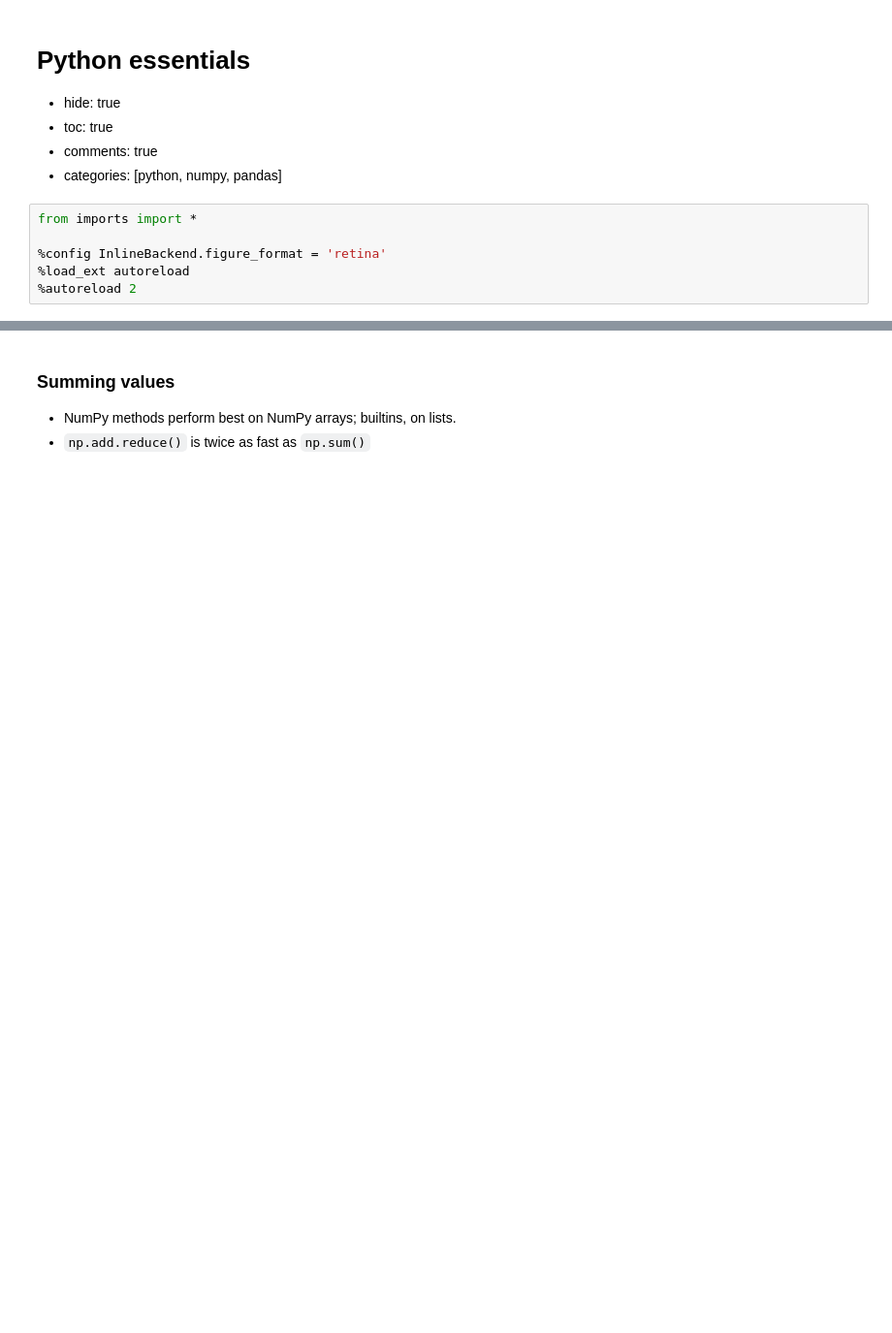
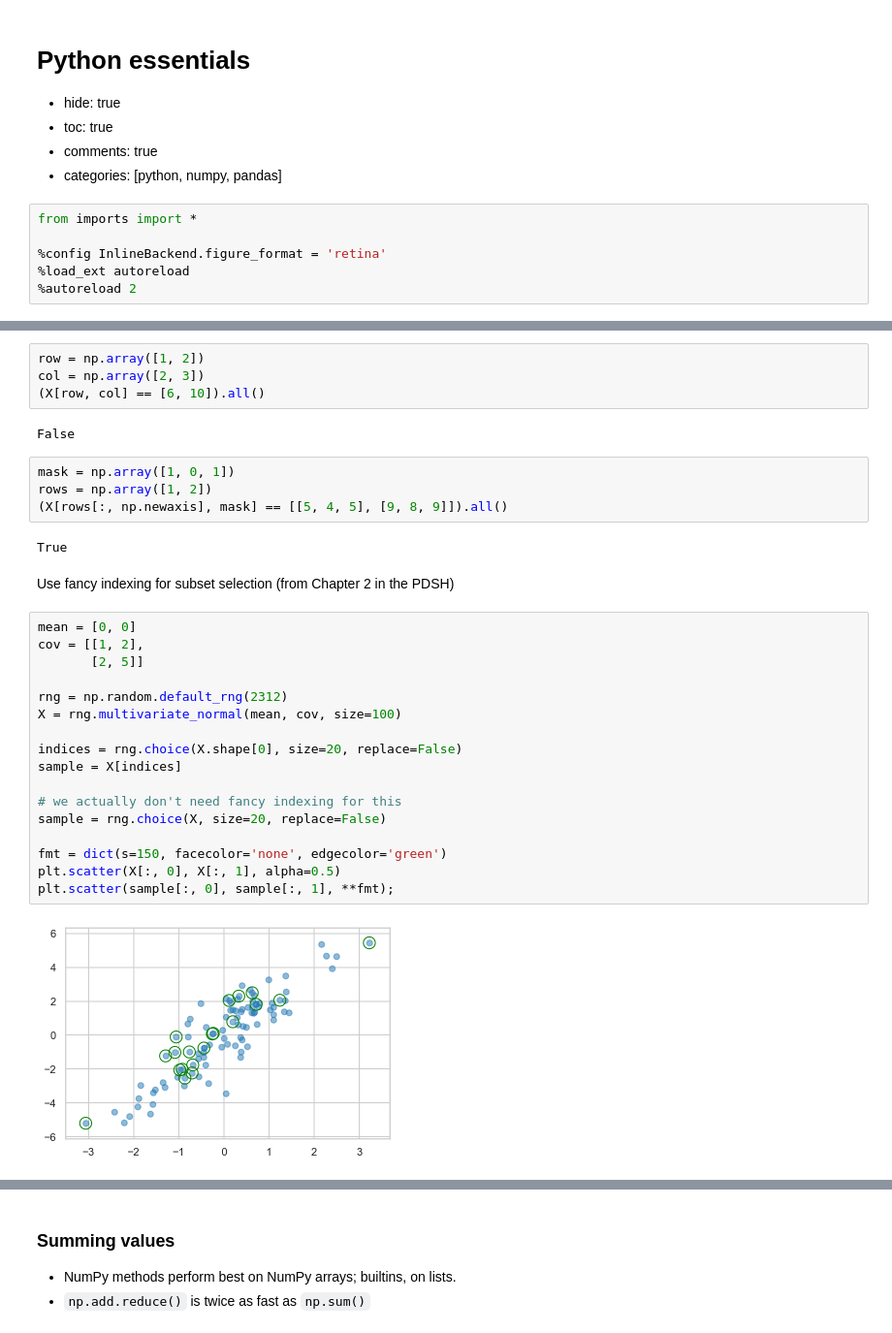
Before and after one commit to fabiangunzinger/blog, a Jupyter notebook: _notebooks/3000-12-01-essentials.ipynb, the cells around one changed output, grey strips where cells are left out. Shown at 97% size. Drawn from its saved outputs; the diff is of its cells as text; blank space fills up the shorter version.

```diff
--- a/_notebooks/3000-12-01-essentials.ipynb
+++ b/_notebooks/3000-12-01-essentials.ipynb
@@ -39,0 +50,33 @@ array([[[0, 1],
+# %%
+row = np.array([1, 2])
+col = np.array([2, 3])
+(X[row, col] == [6, 10]).all()
+# %% [output]
+False
+# %%
+mask = np.array([1, 0, 1])
+rows = np.array([1, 2])
+(X[rows[:, np.newaxis], mask] == [[5, 4, 5], [9, 8, 9]]).all()
+# %% [output]
+True
+# %% [markdown]
+Use fancy indexing for subset selection (from Chapter 2 in the PDSH)
+# %%
+mean = [0, 0]
+cov = [[1, 2],
+       [2, 5]]
+
+rng = np.random.default_rng(2312)
+X = rng.multivariate_normal(mean, cov, size=100)
+
+indices = rng.choice(X.shape[0], size=20, replace=False)
+sample = X[indices]
+
+# we actually don't need fancy indexing for this
+sample = rng.choice(X, size=20, replace=False)
+
+fmt = dict(s=150, facecolor='none', edgecolor='green')
+plt.scatter(X[:, 0], X[:, 1], alpha=0.5)
+plt.scatter(sample[:, 0], sample[:, 1], **fmt);
+# %% [output]
+[figure, added]
```
Also changed, not shown: parts of 10 cells of this notebook, 1 other file.
